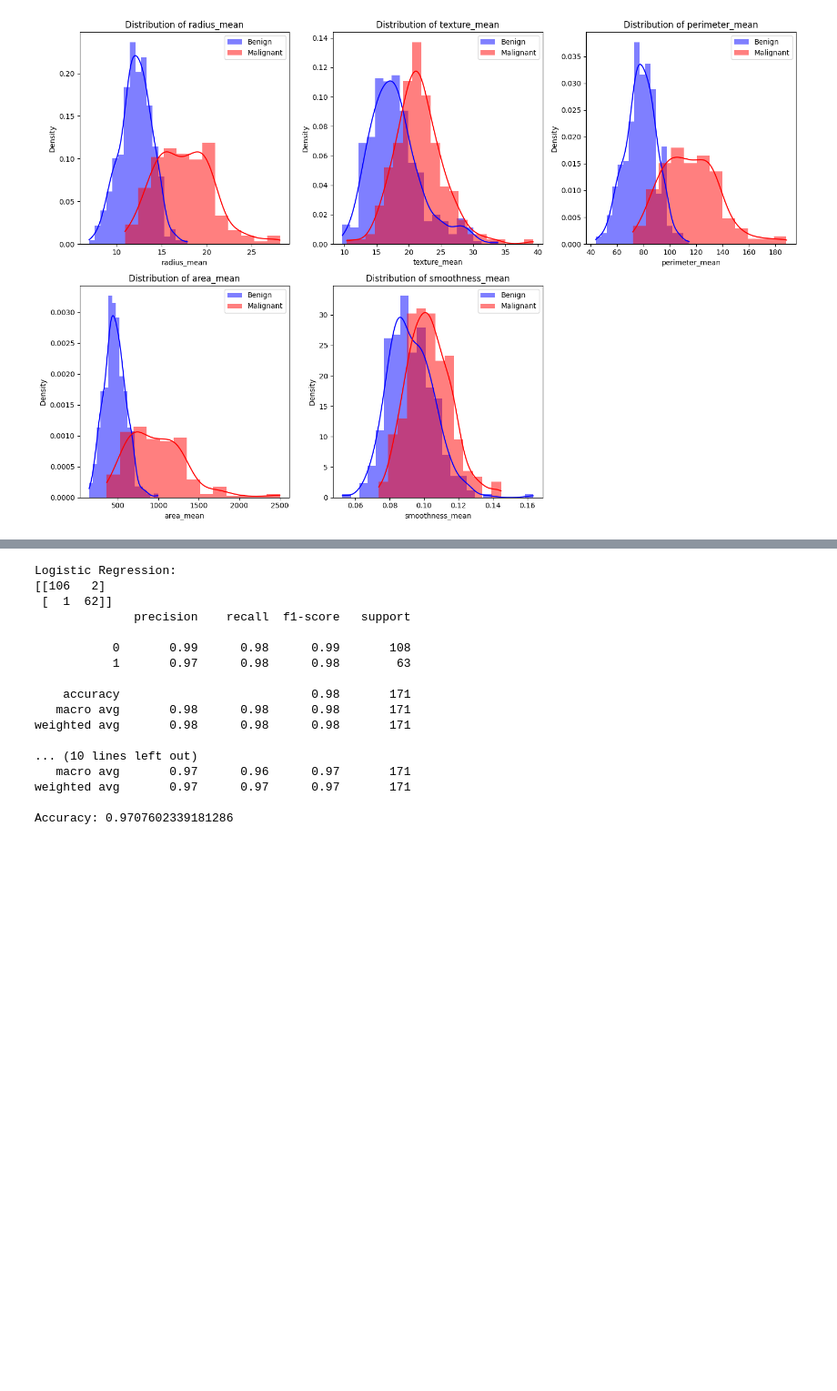
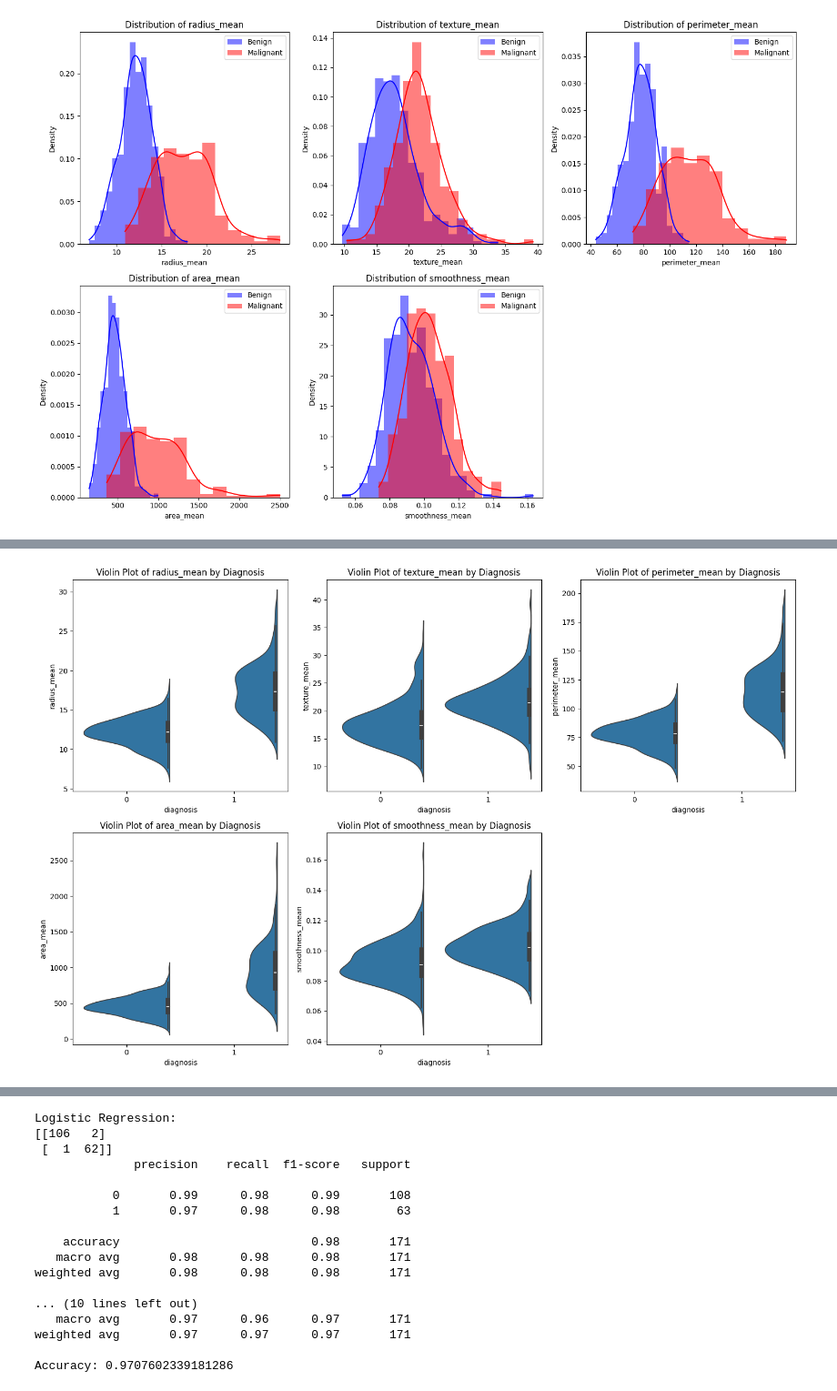
Before and after one commit to SusanVincent/Project, a Jupyter notebook: cancer.ipynb, the cells around one changed output, grey strips where cells are left out. Shown at 91% size. Drawn from its saved outputs; the diff is of its cells as text; code cells hidden in the pictures; blank space fills up the shorter version.

```diff
--- a/cancer.ipynb
+++ b/cancer.ipynb
@@ -140,0 +155,12 @@ plt.show()
+# %%
+# Plot violin plots for selected features
+plt.figure(figsize=(15, 10))
+for i, feature in enumerate(selected_features[:-1]):
+    plt.subplot(2, 3, i+1)
+    sns.violinplot(x='diagnosis', y=feature, data=df, split=True)
+    plt.title(f'Violin Plot of {feature} by Diagnosis')
+
+plt.tight_layout()
+plt.show()
+# %% [output]
+[figure, added]
```
Also changed, not shown: parts of 5 cells of this notebook.
